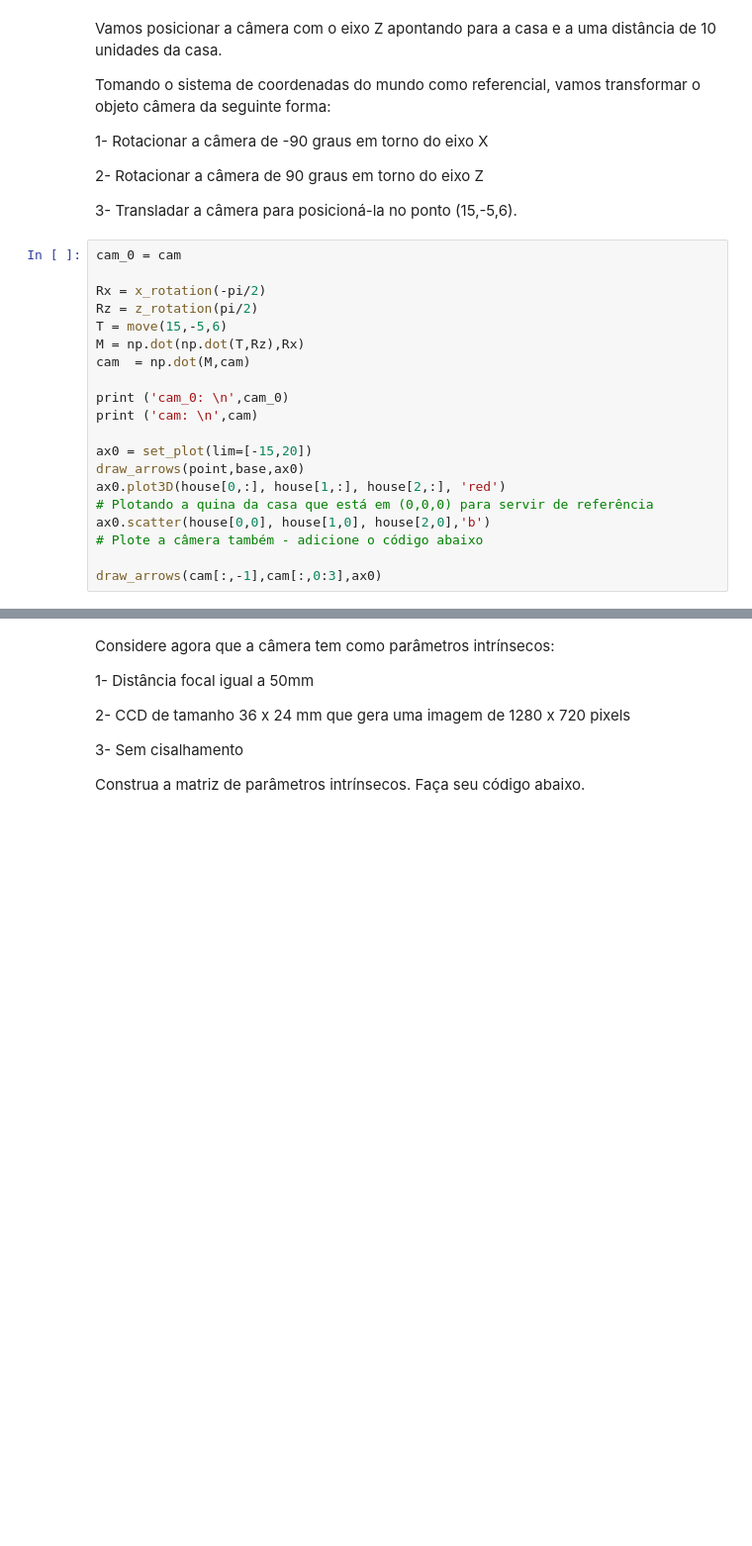
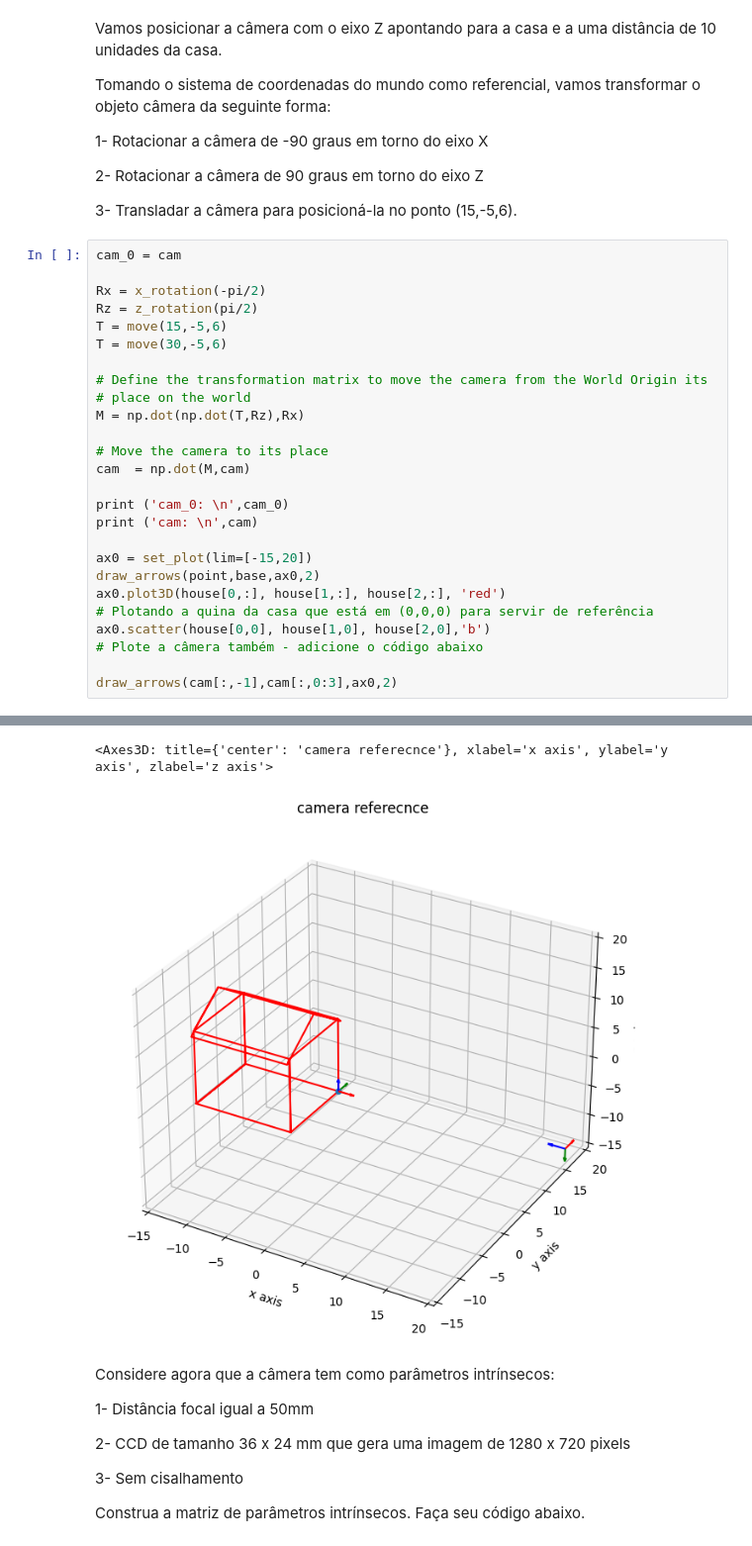
Before and after one commit to MauricioPimenta/ComputerVision, a Jupyter notebook: Mauricio_Bittencourt_Pimenta_projecao_pinhole.ipynb, the cells around one changed output, grey strips where cells are left out. Shown at 99% size. Drawn from its saved outputs; the diff is of its cells as text; blank space fills up the shorter version.

```diff
--- a/Mauricio_Bittencourt_Pimenta_projecao_pinhole.ipynb
+++ b/Mauricio_Bittencourt_Pimenta_projecao_pinhole.ipynb
@@ -157,17 +179,24 @@ cam_0 = cam
 Rx = x_rotation(-pi/2)
 Rz = z_rotation(pi/2)
 T = move(15,-5,6)
+T = move(30,-5,6)
+
+# Define the transformation matrix to move the camera from the World Origin its
+# place on the world
 M = np.dot(np.dot(T,Rz),Rx)
+
+# Move the camera to its place
 cam  = np.dot(M,cam)
 
 print ('cam_0: \n',cam_0)
 print ('cam: \n',cam)
 
 ax0 = set_plot(lim=[-15,20])
-draw_arrows(point,base,ax0)
+draw_arrows(point,base,ax0,2)
 ax0.plot3D(house[0,:], house[1,:], house[2,:], 'red')
 # Plotando a quina da casa que está em (0,0,0) para servir de referência
 ax0.scatter(house[0,0], house[1,0], house[2,0],'b')
 # Plote a câmera também - adicione o código abaixo
 
-draw_arrows(cam[:,-1],cam[:,0:3],ax0)
+draw_arrows(cam[:,-1],cam[:,0:3],ax0,2)
+# %% [output]
@@ -174,3 +213,5 @@ draw_arrows(cam[:,-1],cam[:,0:3],ax0)
+<Axes3D: title={'center': 'camera referecnce'}, xlabel='x axis', ylabel='y axis', zlabel='z axis'>
+[figure, added]
 # %% [markdown]
 Considere agora que a câmera tem como parâmetros intrínsecos:
 
```
Also changed, not shown: parts of 8 cells of this notebook.
